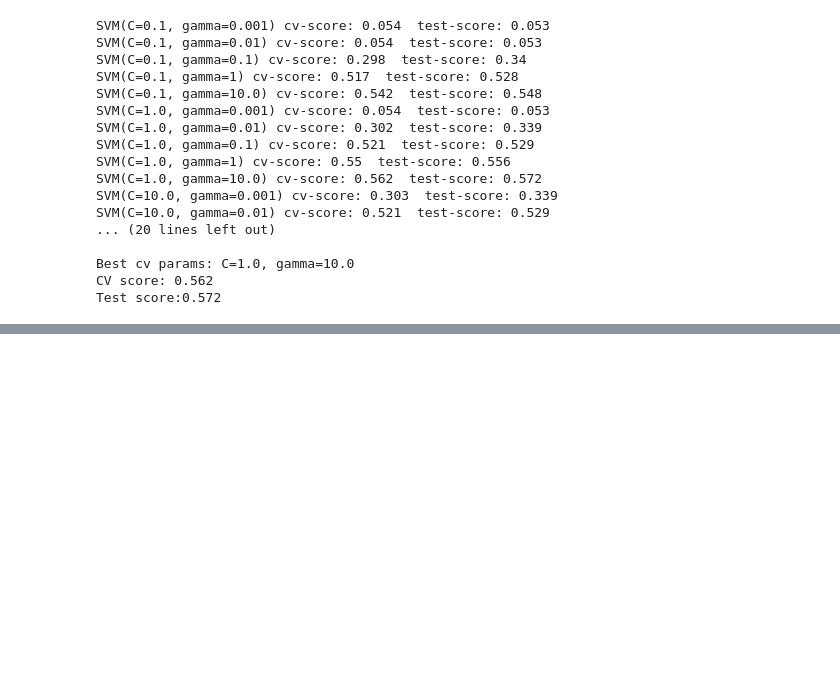
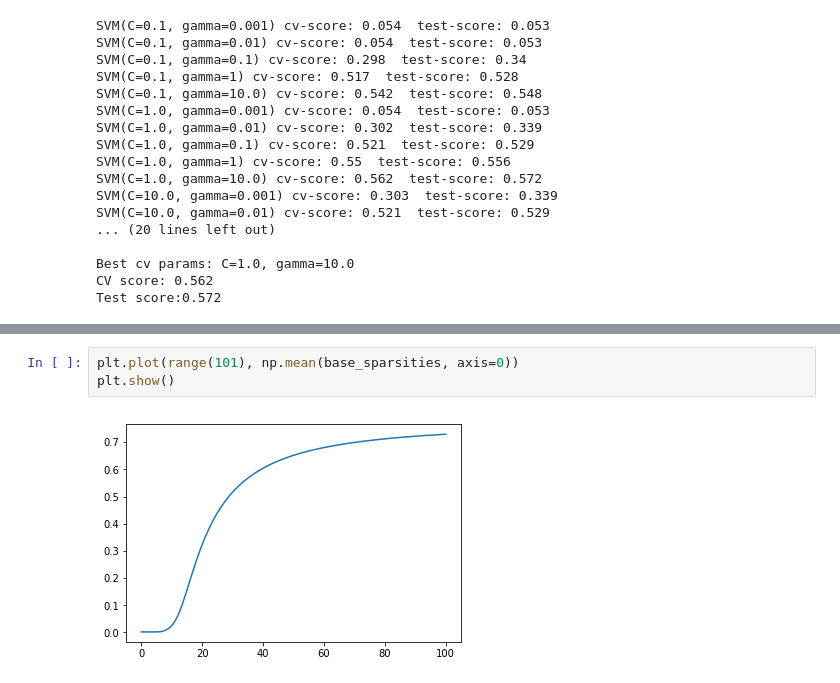
Before and after one commit to ilirhin/Diploma, a Jupyter notebook: Sources/CustomFunctionFastOptimization.ipynb, the cells around one changed output, grey strips where cells are left out. Cells and saved outputs as stored; diff of their text form; blank space fills up the shorter version.

```diff
--- a/Sources/CustomFunctionFastOptimization.ipynb
+++ b/Sources/CustomFunctionFastOptimization.ipynb
@@ -1478,0 +1701,5 @@ Test score:0.572
+# %%
+plt.plot(range(101), np.mean(base_sparsities, axis=0))
+plt.show()
+# %% [output]
+[figure, added]
```
Also changed, not shown: parts of 23 cells of this notebook.
